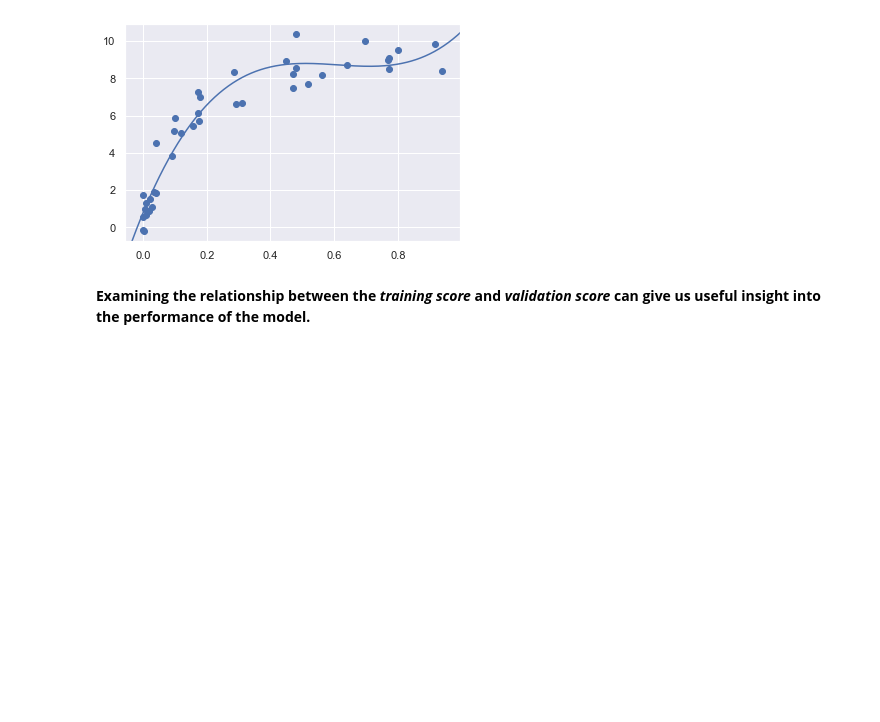
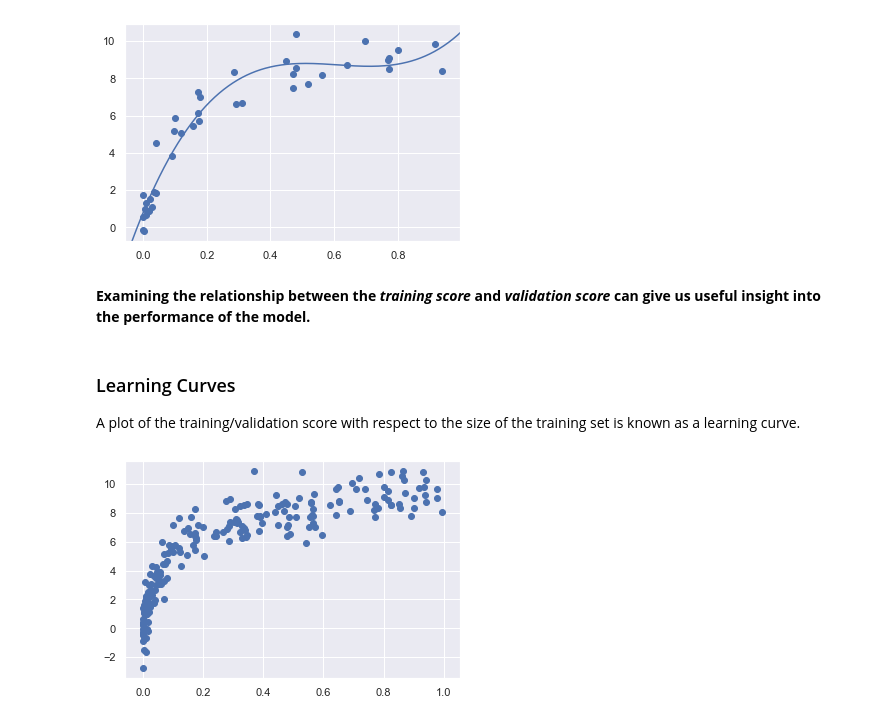
Before and after one commit to Alumasa/data_sci-and-machine_learning, a Jupyter notebook: Hyperparameters and Model Validation.ipynb, the cells around one changed output. Drawn from its saved outputs; the diff is of its cells as text; code cells hidden in the pictures; blank space fills up the shorter version.

Commit message:
Learning curves

```diff
--- a/Hyperparameters and Model Validation.ipynb
+++ b/Hyperparameters and Model Validation.ipynb
@@ -179,3 +179,13 @@ plt.axis(lim);
 [figure]
 # %% [markdown]
 **Examining the relationship between the *training score* and *validation score* can give us useful insight into the performance of the model.**
+# %% [markdown]
+### Learning Curves
+
+A plot of the training/validation score with respect to the size of the training set is known as a learning curve.
+# %%
+#a new dataset
+X2, y2 = make_data(200)
+plt.scatter(X2.ravel(), y2);
+# %% [output]
+[figure, added]
```
Also changed, not shown: parts of 8 cells of this notebook.
